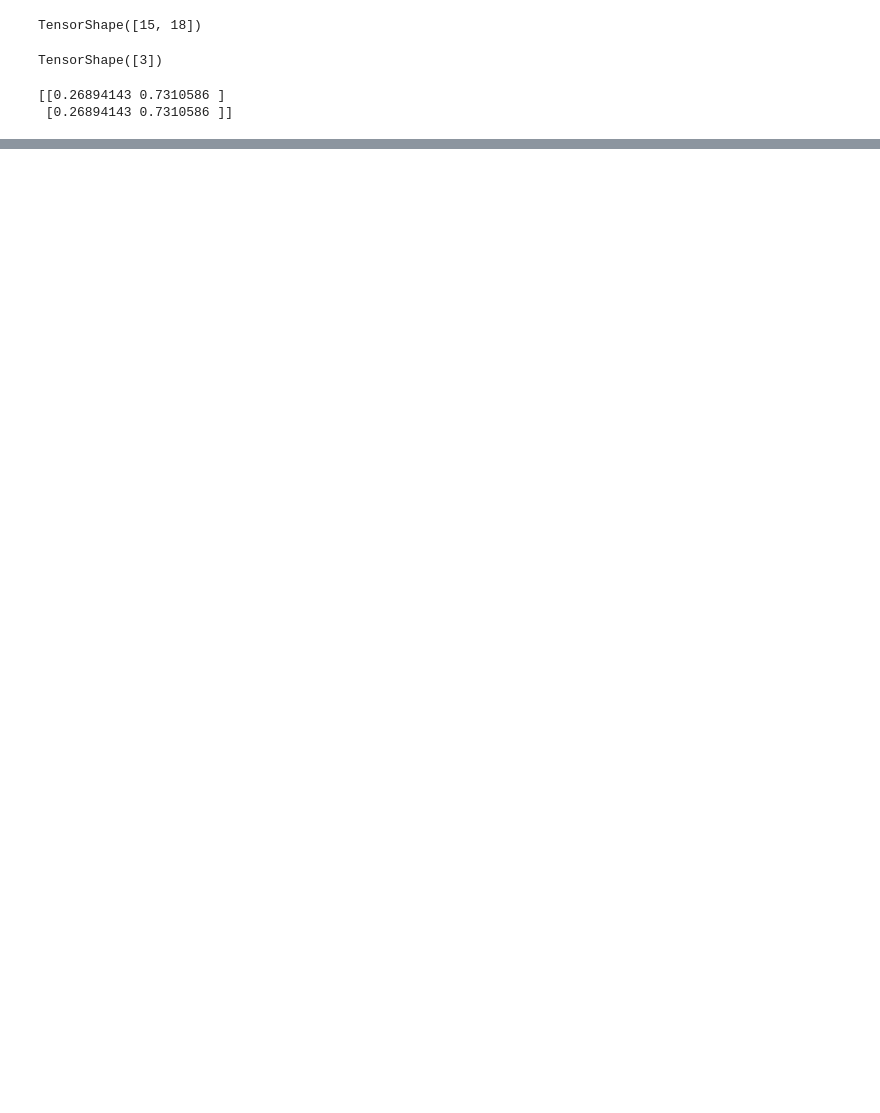
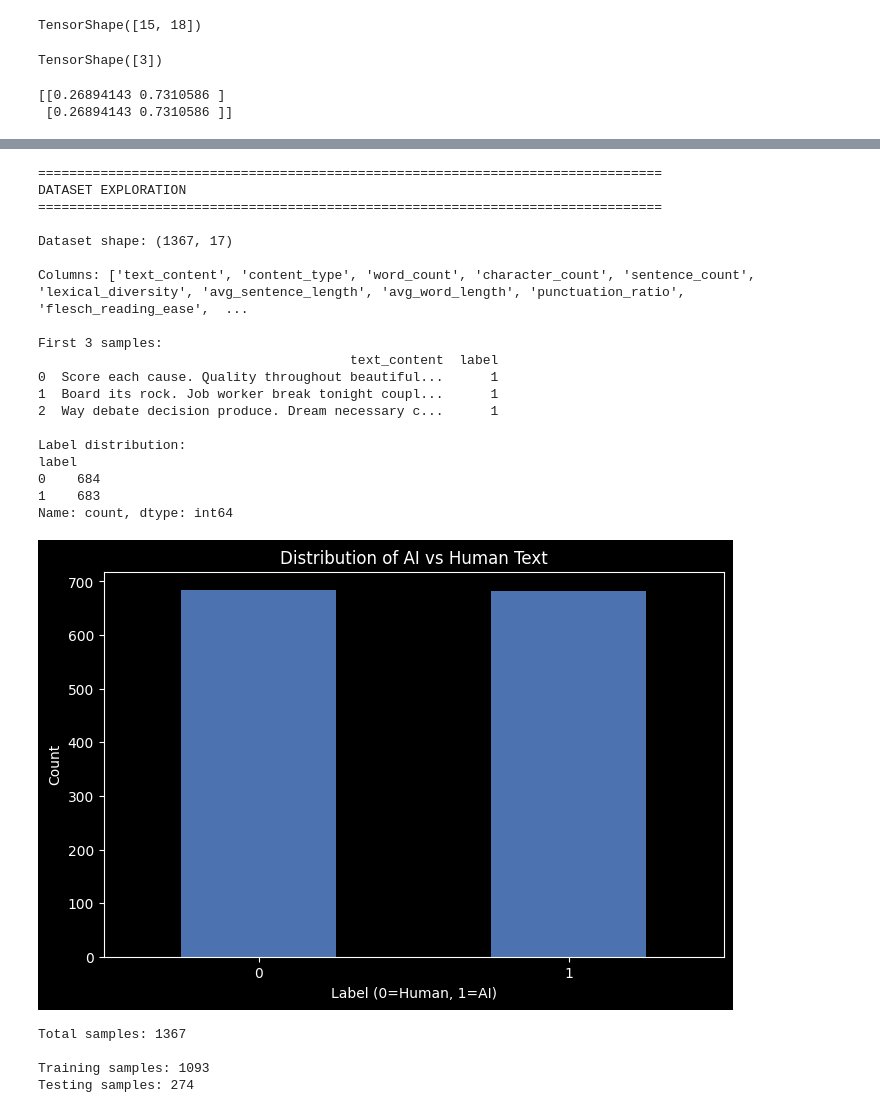
Before and after one commit to sanketmishra009/aiml, a Jupyter notebook: deepLearning/tensorflow/rough.ipynb, the cells around one changed output, grey strips where cells are left out. Drawn from its saved outputs; the diff is of its cells as text; code cells hidden in the pictures; blank space fills up the shorter version.

```diff
--- a/deepLearning/tensorflow/rough.ipynb
+++ b/deepLearning/tensorflow/rough.ipynb
@@ -108,3 +108,14 @@ print(y.numpy())
 # %% [output]
 [[0.26894143 0.7310586 ]
  [0.26894143 0.7310586 ]]
+# %%
+import pandas as pd
+import numpy as np
+import matplotlib.pyplot as plt
+import seaborn as sns
+
+plt.style.use('dark_background')
+plt.rcParams['axes.prop_cycle'] = plt.cycler(color = sns.color_palette('deep'))
+# %%
+df = pd.read_csv('../data/ai_human_content_detection_dataset.csv')
+df.head()
@@ -110,0 +129,64 @@ print(y.numpy())
+# %%
+print("="*80)
+print("DATASET EXPLORATION")
+print("="*80)
+
+print(f"\nDataset shape: {df.shape}")
+print(f"\nColumns: {df.columns.tolist()}")
+
+print("\nFirst 3 samples:")
+print(df[['text_content', 'label']].head(3))
+
+print("\nLabel distribution:")
+print(df['label'].value_counts())
+
+# Visualize label distribution
+plt.figure(figsize=(8, 5))
+df['label'].value_counts().plot(kind='bar')
+plt.title('Distribution of AI vs Human Text')
+plt.xlabel('Label (0=Human, 1=AI)')
+plt.ylabel('Count')
+plt.xticks(rotation=0)
+plt.show()
+# %% [output]
+================================================================================
+DATASET EXPLORATION
+================================================================================
+
+Dataset shape: (1367, 17)
+
+Columns: ['text_content', 'content_type', 'word_count', 'character_count', 'sentence_count', 'lexical_diversity', 'avg_sentence_length', 'avg_word_length', 'punctuation_ratio', 'flesch_reading_ease',  ...
+
+First 3 samples:
+                                        text_content  label
+0  Score each cause. Quality throughout beautiful...      1
+1  Board its rock. Job worker break tonight coupl...      1
+2  Way debate decision produce. Dream necessary c...      1
+
+Label distribution:
+label
+0    684
+1    683
+Name: count, dtype: int64
+[figure, added]
+# %%
+from sklearn.model_selection import train_test_split
+from sklearn.preprocessing import StandardScaler , LabelEncoder
+
+texts = df['text_content'].values
+labels = df['label'].values
+
+if labels.dtype == 'object':
+    le = LabelEncoder()
+    labels = le.fit_transform(labels)
+
+xtrain , xtest , ytrain , ytest = train_test_split(texts , labels , test_size= 0.2 , stratify= labels , random_state=42)
+
+print(f"Total samples: {len(labels)}")
+print(f"\nTraining samples: {len(xtrain)}")
+print(f"Testing samples: {len(xtest)}")
+# %% [output]
+Total samples: 1367
+
+Training samples: 1093
+Testing samples: 274
```
Also changed, not shown: parts of 16 cells of this notebook, 26 other files.
